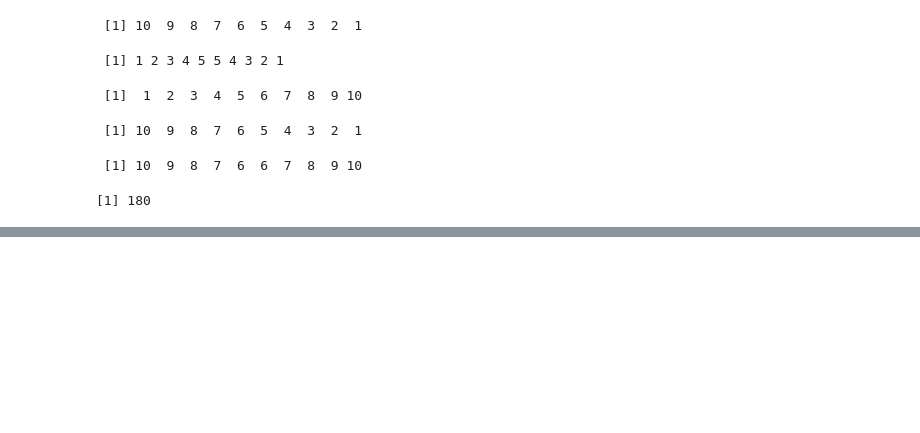
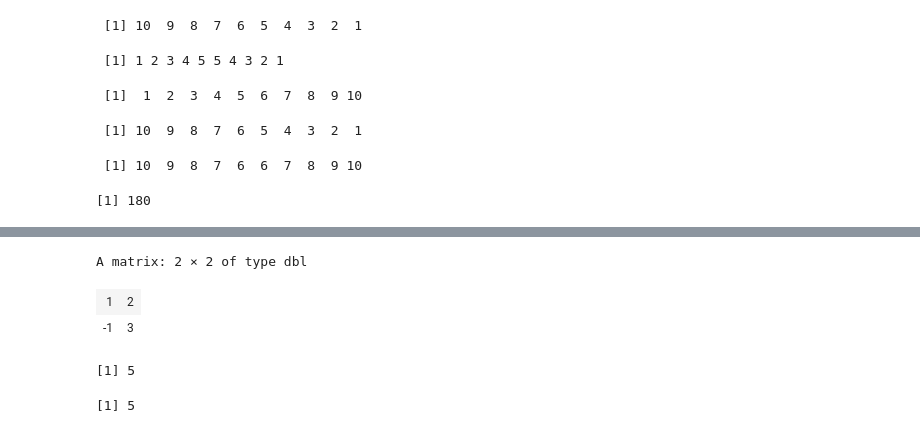
Before and after one commit to gyujin0450/RPRG, a Jupyter notebook: p124_주요내장함수.ipynb, the cells around one changed output, grey strips where cells are left out. Saved outputs shown, nothing was run; the diff lists cells and outputs as text; code cells hidden in the pictures; blank space fills up the shorter version.

```diff
--- a/p124_주요내장함수.ipynb
+++ b/p124_주요내장함수.ipynb
@@ -340,0 +396,21 @@ prod(x,y) # 1*2*9*10
+# %%
+## x의 행렬식을 구하기
+def_f <- function(x){
+  d <- x[1,1]*x[2,2] - (x[1,2]*x[2,1])
+  return(d)
+}
+#------------------
+x <- matrix(c(1,-1,2,3), nrow=2)
+x
+# %% [output]
+A matrix: 2 × 2 of type dbl
+| 1 | 2 |
+| -1 | 3 |
+# %%
+def_f(x) # 사용자 정의함수
+# %% [output]
+[1] 5
+# %%
+det(x) # 내장함수
+# %% [output]
+[1] 5
```
Also changed, not shown: parts of 11 cells of this notebook.
